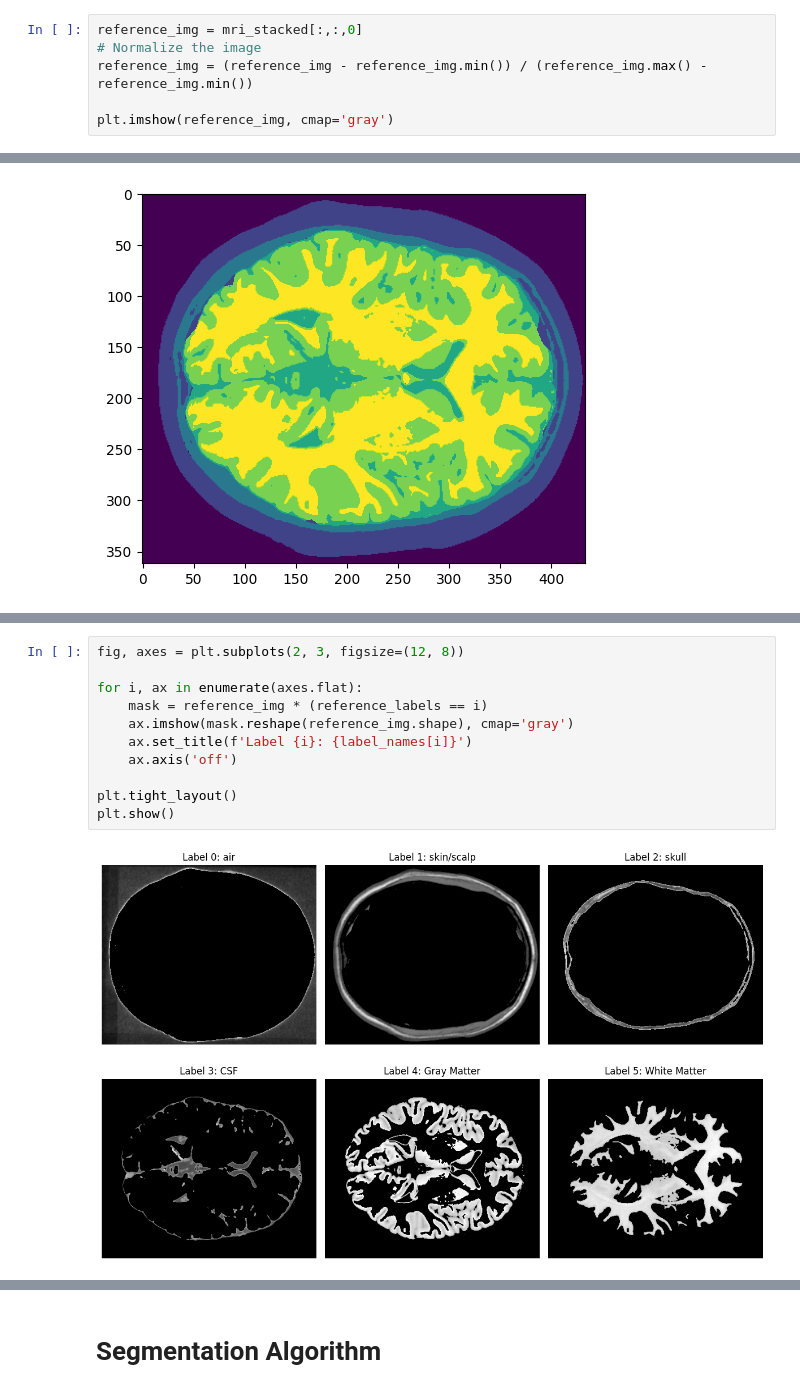
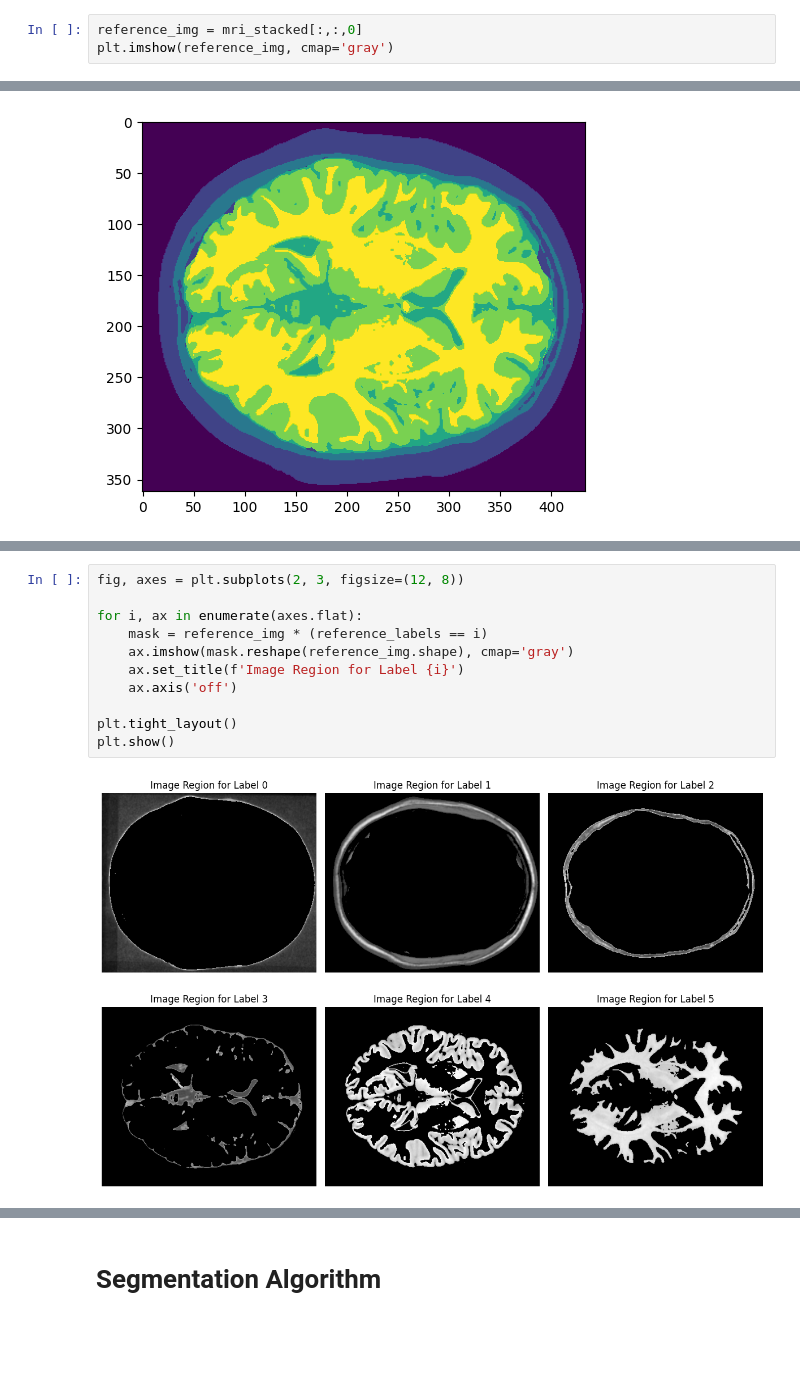
Before and after one commit to ZosoV/mri_segmentation, a Jupyter notebook: 3d_experiment_03.ipynb, the cells around one changed output, grey strips where cells are left out. Saved outputs shown, nothing was run; the diff lists cells and outputs as text; blank space fills up the shorter version.

```diff
--- a/3d_experiment_03.ipynb
+++ b/3d_experiment_03.ipynb
@@ -69,9 +64,6 @@ plt.show()
 [figure]
 # %%
 reference_img = mri_stacked[:,:,0]
-# Normalize the image
-reference_img = (reference_img - reference_img.min()) / (reference_img.max() - reference_img.min())
-
 plt.imshow(reference_img, cmap='gray')
 # %% [output]
 <matplotlib.image.AxesImage at 0x...>
@@ -129,16 +83,16 @@ plot_frequencies(reference_img_eq, reference_labels)
 # %%
 fig, axes = plt.subplots(2, 3, figsize=(12, 8))
 
 for i, ax in enumerate(axes.flat):
     mask = reference_img * (reference_labels == i)
     ax.imshow(mask.reshape(reference_img.shape), cmap='gray')
-    ax.set_title(f'Label {i}: {label_names[i]}')
+    ax.set_title(f'Image Region for Label {i}')
     ax.axis('off')
 
 plt.tight_layout()
 plt.show()
 # %% [output]
-[figure, old version]
+[figure, new version]
 # %%
 fig, axes = plt.subplots(2, 3, figsize=(12, 8))
 
```
Also changed, not shown: parts of 37 cells of this notebook, 7 other files.
